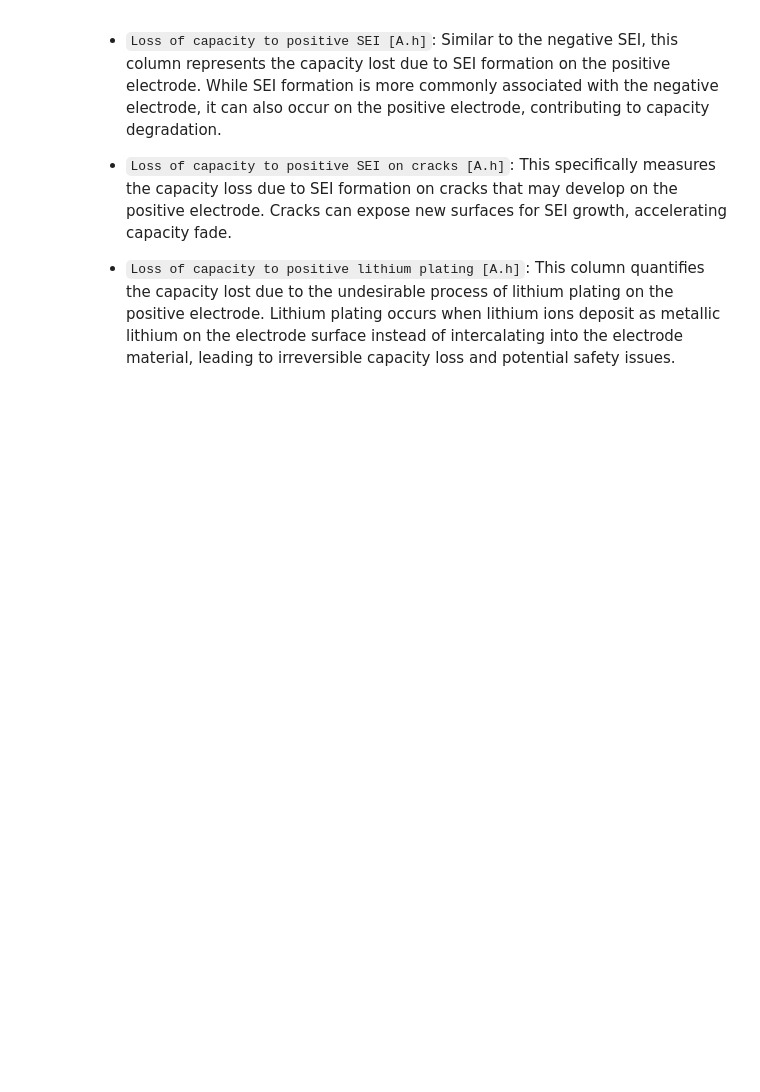
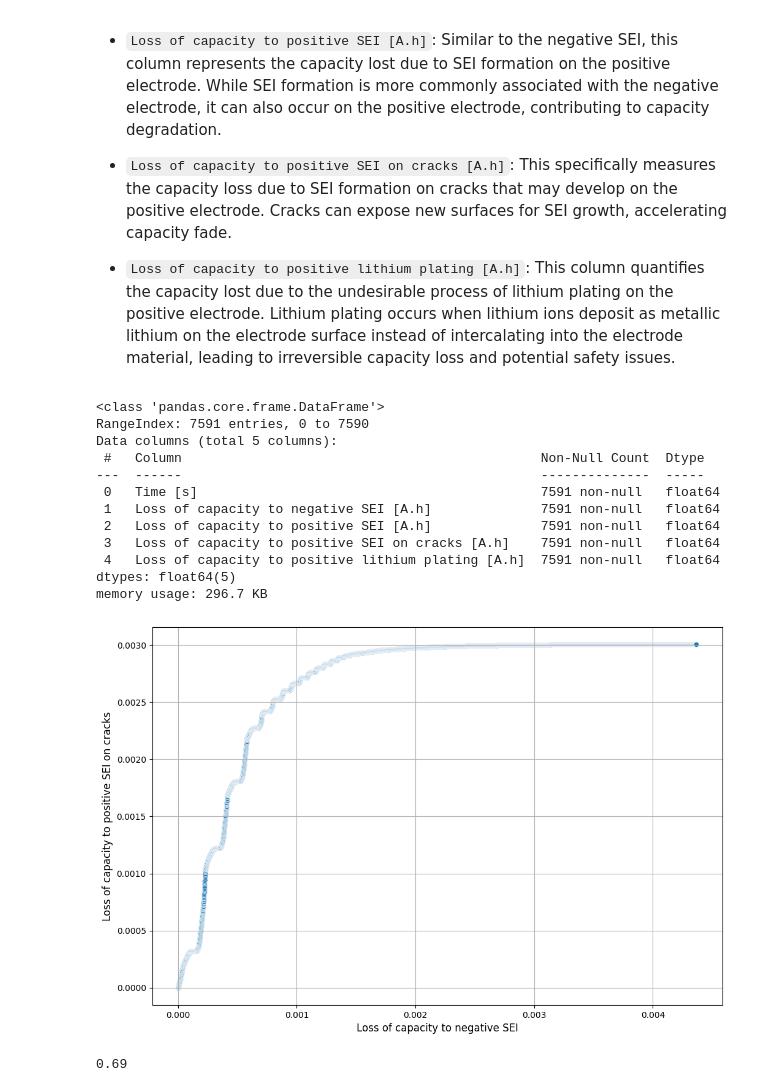
Before and after one commit to Amyy13/Amyy13, a Jupyter notebook: 10_Argonne_dataset_explorer.ipynb, the cells around one changed output. Cells and saved outputs as stored; diff of their text form; code cells hidden in the pictures; blank space fills up the shorter version.

```diff
--- a/10_Argonne_dataset_explorer.ipynb
+++ b/10_Argonne_dataset_explorer.ipynb
@@ -106,3 +181,31 @@ Here's a breakdown of what each column is showing:
 - `Loss of capacity to positive lithium plating [A.h]`: This column quantifies the capacity lost due to the undesirable process of lithium plating on the positive electrode. Lithium plating occurs when lithium ions deposit as metallic lithium on the electrode surface instead of intercalating into the electrode material, leading to irreversible capacity loss and potential safety issues.
 # %%
 batteries = pd.read_csv('https://raw.githubusercontent.com/jdomyancich/big-data-camp/refs/heads/main/data/Argonne%20Datasets/batteries/degradation_model_capacity_loss_200_cycles_sim3.csv')
+# %%
+batteries.info()
+batteries.head()
+
+plt.figure(figsize = (12, 8))
+sb.scatterplot(x = 'Loss of capacity to negative SEI [A.h]', y = 'Loss of capacity to positive SEI on cracks [A.h]', data = batteries)
+plt.xlabel('Loss of capacity to negative SEI', fontsize = 12)
+plt.ylabel('Loss of capacity to positive SEI on cracks', fontsize =12)
+plt.grid(True)
+plt.show()
+
+correlation = batteries['Loss of capacity to negative SEI [A.h]'].corr(batteries['Loss of capacity to positive SEI on cracks [A.h]'])
+print(f"{correlation:.2f}")
+# %% [output]
+<class 'pandas.core.frame.DataFrame'>
+RangeIndex: 7591 entries, 0 to 7590
+Data columns (total 5 columns):
+ #   Column                                              Non-Null Count  Dtype
+---  ------                                              --------------  -----
+ 0   Time [s]                                            7591 non-null   float64
+ 1   Loss of capacity to negative SEI [A.h]              7591 non-null   float64
+ 2   Loss of capacity to positive SEI [A.h]              7591 non-null   float64
+ 3   Loss of capacity to positive SEI on cracks [A.h]    7591 non-null   float64
+ 4   Loss of capacity to positive lithium plating [A.h]  7591 non-null   float64
+dtypes: float64(5)
+memory usage: 296.7 KB
+[figure, added]
+0.69
```
Also changed, not shown: parts of 5 cells of this notebook.
